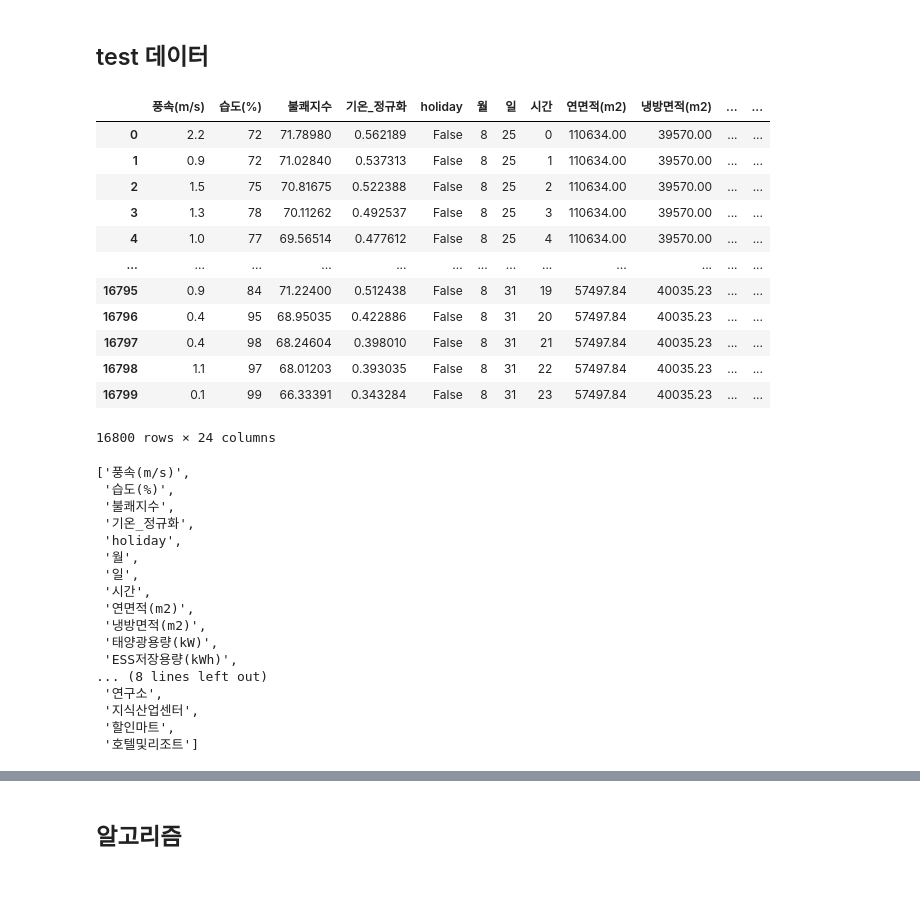
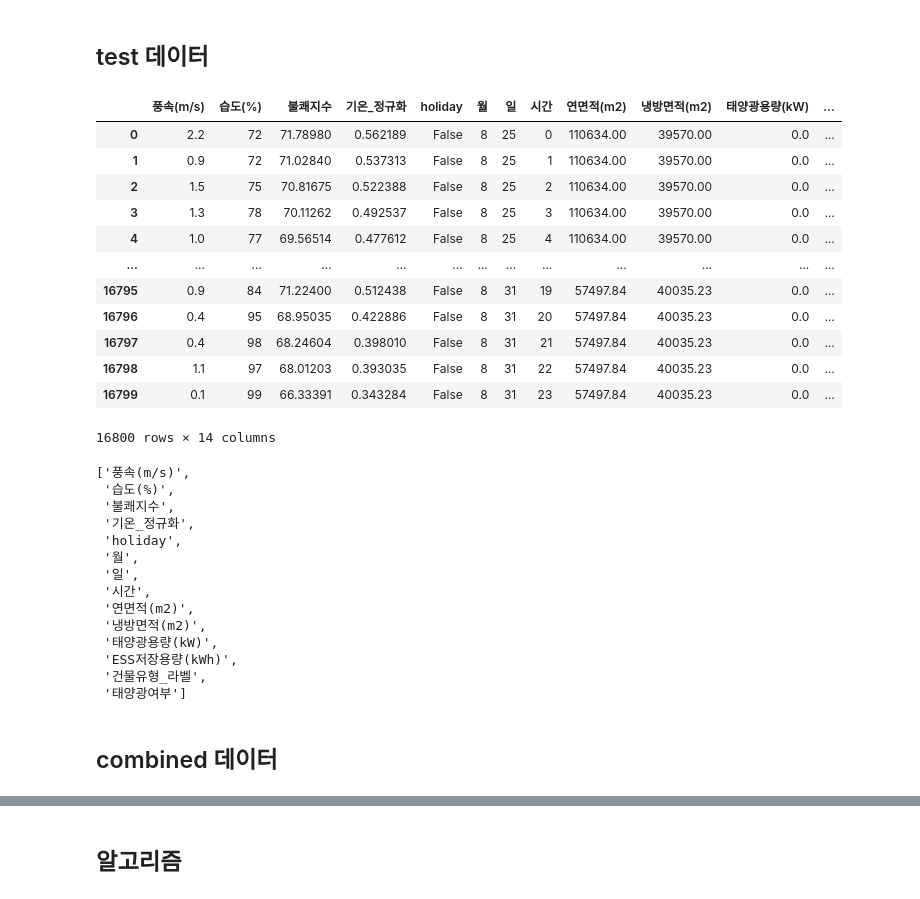
Before and after one commit to 2023dacon/Power-usage-Prediction, a Jupyter notebook: 파일/전력사용량예측.ipynb, the cells around one changed output, grey strips where cells are left out. Drawn from its saved outputs; the diff is of its cells as text; code cells hidden in the pictures.

Commit message:
dacon_ver3

```diff
--- a/파일/전력사용량예측.ipynb
+++ b/파일/전력사용량예측.ipynb
@@ -120,7 +142,7 @@ df.describe()
 ## buliding_info 데이터
 # %%
 # 데이터 불러오기
-df = pd.read_csv('/content/building_info.csv')
+df = pd.read_csv('/content/drive/MyDrive/Colab Notebooks/dacon/building_info.csv')
 
 #  '-'인 경우 0으로 대체
 df = df.replace('-', 0)
@@ -129,12 +151,12 @@ df = df.replace('-', 0)
 one_hot_encoded = pd.get_dummies(df['건물유형'])
 df = pd.concat([df, one_hot_encoded], axis=1)
 
-'''
+
 from sklearn.preprocessing import LabelEncoder
 # 라벨 인코더 생성 및 적용
 label_encoder = LabelEncoder()
-df['건물유형_라벨'] = label_encoder.fit_transform(df['건물유형'])
-'''
+df['건물유형_라벨'] = label_encoder.fit_transform(df['건물유형'])+1
+
 
 # 문자열을 숫자로 변환
 df['태양광용량(kW)'] = df['태양광용량(kW)'].astype(float)
@@ -144,6 +166,9 @@ df['PCS용량(kW)'] = df['PCS용량(kW)'].astype(float)
 # 컬럼 삭제
 df.drop(columns=['PCS용량(kW)'], inplace=True) #'건물유형'
 
+#태양광 여부 컬럼 추가
+df['태양광여부'] = df['태양광용량(kW)'] != 0
+
 # csv 파일로 저장
 #df.to_csv('building_info_p.csv', index=False)
 binfo_df = df.copy()
@@ -167,48 +215,48 @@ binfo_df
 ## test 데이터
 # %%
 # 데이터 불러오기
-df = pd.read_csv('/content/test.csv')
+df = pd.read_csv('/content/drive/MyDrive/Colab Notebooks/dacon/test.csv')
 
 # 불쾌지수 계산 후 새로운 컬럼 추가
 df['불쾌지수'] = calculate_discomfort_index(df['기온(C)'], df['습도(%)'])
 
 # 기온 Min-Max 정규화 수행
 scaler = MinMaxScaler()
 df[['기온_정규화']] = scaler.fit_transform(df[['기온(C)']])
 
 # '일시' 열을 날짜 형식으로 변환
 df['일시'] = pd.to_datetime(df['일시'], format='%Y%m%d %H')
 
 # holiday 컬럼 추가
 df = check_holiday(df)
 
-# 년, 월, 일, 시간 컬럼 추가
+# 월, 일, 시간 컬럼 추가
 df = make_ymd_feature(df)
 
 # 건물번호로 binfo_df 연결 (left join)
 test_df = pd.merge(df, binfo_df, on='건물번호', how='left')
 
 # 컬럼 삭제
-test_df.drop(columns=['num_date_time','강수량(mm)', '일시', '공휴일', '건물번호', '건물유형', '기온(C)'], inplace=True)
+test_df.drop(columns=['num_date_time','강수량(mm)', '일시', '공휴일', '건물유형', '기온(C)'], inplace=True) #'건물번호',
 
 # csv 파일로 저장
 #test_df.to_csv('test_p.csv', index=False)
 
 test_df
 # %% [output]
-|  | 풍속(m/s) | 습도(%) | 불쾌지수 | 기온_정규화 | holiday | 월 | 일 | 시간 | 연면적(m2) | 냉방면적(m2) | ... | ... |
-| 0 | 2.2 | 72 | 71.78980 | 0.562189 | False | 8 | 25 | 0 | 110634.00 | 39570.00 | ... | ... |
-| 1 | 0.9 | 72 | 71.02840 | 0.537313 | False | 8 | 25 | 1 | 110634.00 | 39570.00 | ... | ... |
-| 2 | 1.5 | 75 | 70.81675 | 0.522388 | False | 8 | 25 | 2 | 110634.00 | 39570.00 | ... | ... |
-| 3 | 1.3 | 78 | 70.11262 | 0.492537 | False | 8 | 25 | 3 | 110634.00 | 39570.00 | ... | ... |
-| 4 | 1.0 | 77 | 69.56514 | 0.477612 | False | 8 | 25 | 4 | 110634.00 | 39570.00 | ... | ... |
+|  | 풍속(m/s) | 습도(%) | 불쾌지수 | 기온_정규화 | holiday | 월 | 일 | 시간 | 연면적(m2) | 냉방면적(m2) | 태양광용량(kW) | ... |
+| 0 | 2.2 | 72 | 71.78980 | 0.562189 | False | 8 | 25 | 0 | 110634.00 | 39570.00 | 0.0 | ... |
+| 1 | 0.9 | 72 | 71.02840 | 0.537313 | False | 8 | 25 | 1 | 110634.00 | 39570.00 | 0.0 | ... |
+| 2 | 1.5 | 75 | 70.81675 | 0.522388 | False | 8 | 25 | 2 | 110634.00 | 39570.00 | 0.0 | ... |
+| 3 | 1.3 | 78 | 70.11262 | 0.492537 | False | 8 | 25 | 3 | 110634.00 | 39570.00 | 0.0 | ... |
+| 4 | 1.0 | 77 | 69.56514 | 0.477612 | False | 8 | 25 | 4 | 110634.00 | 39570.00 | 0.0 | ... |
 | ... | ... | ... | ... | ... | ... | ... | ... | ... | ... | ... | ... | ... |
-| 16795 | 0.9 | 84 | 71.22400 | 0.512438 | False | 8 | 31 | 19 | 57497.84 | 40035.23 | ... | ... |
-| 16796 | 0.4 | 95 | 68.95035 | 0.422886 | False | 8 | 31 | 20 | 57497.84 | 40035.23 | ... | ... |
-| 16797 | 0.4 | 98 | 68.24604 | 0.398010 | False | 8 | 31 | 21 | 57497.84 | 40035.23 | ... | ... |
-| 16798 | 1.1 | 97 | 68.01203 | 0.393035 | False | 8 | 31 | 22 | 57497.84 | 40035.23 | ... | ... |
-| 16799 | 0.1 | 99 | 66.33391 | 0.343284 | False | 8 | 31 | 23 | 57497.84 | 40035.23 | ... | ... |
+| 16795 | 0.9 | 84 | 71.22400 | 0.512438 | False | 8 | 31 | 19 | 57497.84 | 40035.23 | 0.0 | ... |
+| 16796 | 0.4 | 95 | 68.95035 | 0.422886 | False | 8 | 31 | 20 | 57497.84 | 40035.23 | 0.0 | ... |
+| 16797 | 0.4 | 98 | 68.24604 | 0.398010 | False | 8 | 31 | 21 | 57497.84 | 40035.23 | 0.0 | ... |
+| 16798 | 1.1 | 97 | 68.01203 | 0.393035 | False | 8 | 31 | 22 | 57497.84 | 40035.23 | 0.0 | ... |
+| 16799 | 0.1 | 99 | 66.33391 | 0.343284 | False | 8 | 31 | 23 | 57497.84 | 40035.23 | 0.0 | ... |
-16800 rows × 24 columns
+16800 rows × 14 columns
 # %%
 test_df.columns.tolist()
 # %% [output]
@@ -224,8 +272,5 @@ test_df.columns.tolist()
  '냉방면적(m2)',
  '태양광용량(kW)',
  'ESS저장용량(kWh)',
-... (8 lines left out)
- '연구소',
- '지식산업센터',
- '할인마트',
- '호텔및리조트']
+ '건물유형_라벨',
+ '태양광여부']
@@ -231,0 +334,2 @@ test_df.columns.tolist()
+# %% [markdown]
+## combined 데이터
```
Also changed, not shown: parts of 79 cells of this notebook, 2 other files.
